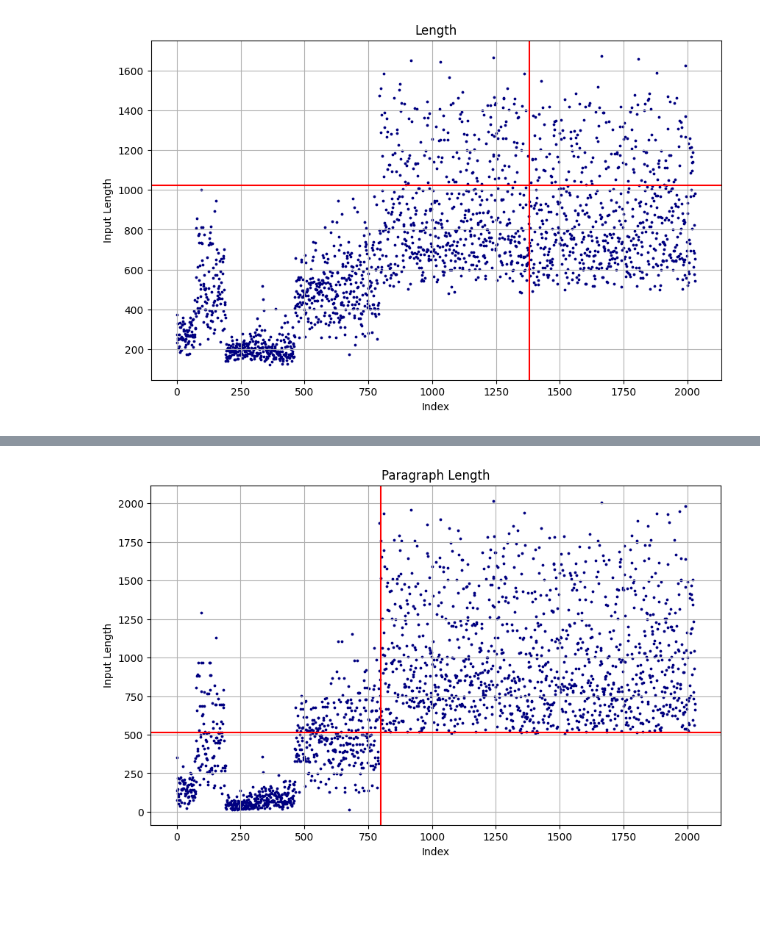
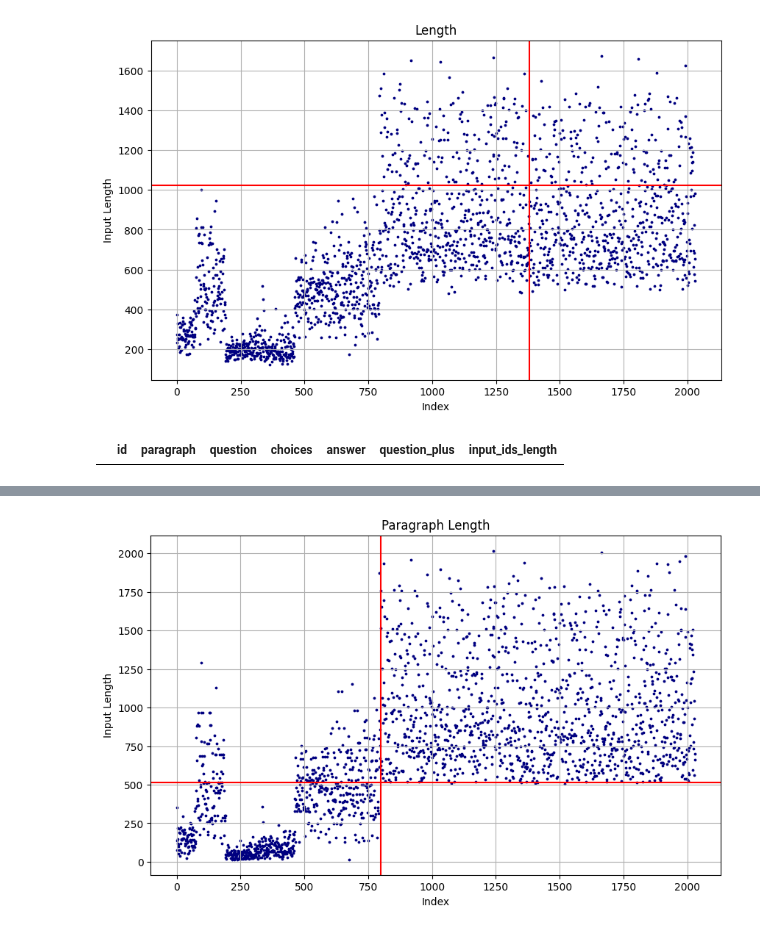
Before and after one commit to yeseoLee/CSAT-LLM, a Jupyter notebook: notebook/check_length.ipynb, the cells around one changed output, grey strips where cells are left out. Saved outputs shown, nothing was run; the diff lists cells and outputs as text; code cells hidden in the pictures; blank space fills up the shorter version.

```diff
--- a/notebook/check_length.ipynb
+++ b/notebook/check_length.ipynb
@@ -99,3 +99,7 @@ plt.grid()
 plt.show()
 # %% [output]
 [figure]
+# %%
+processed_df[processed_df['input_ids_length']>2500]
+# %% [output]
+|  | id | paragraph | question | choices | answer | question_plus | input_ids_length |
```
Also changed, not shown: parts of 3 cells of this notebook, 1 other file.
